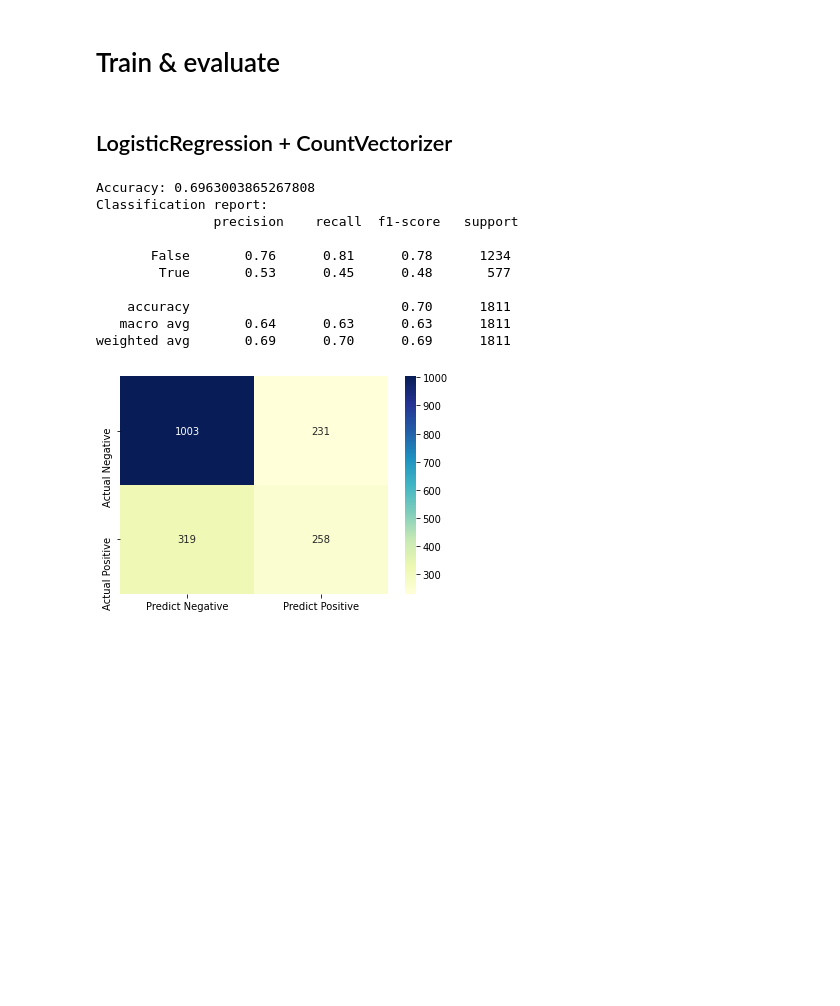
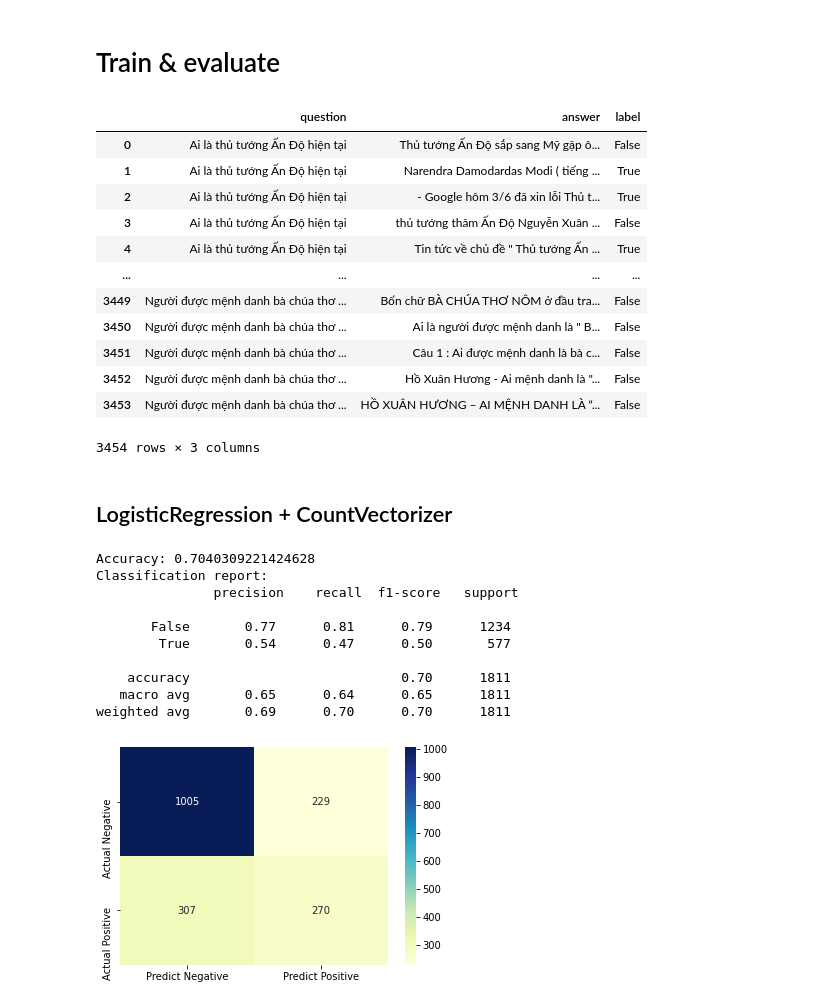
Before and after one commit to NewLuminous/Zalo-Vietnamese-Wiki-QA, a Jupyter notebook: train.ipynb, the cells around one changed output. Saved outputs shown, nothing was run; the diff lists cells and outputs as text; code cells hidden in the pictures; blank space fills up the shorter version.

```diff
--- a/train.ipynb
+++ b/train.ipynb
@@ -50,6 +50,25 @@ from sklearn.model_selection import train_test_split
 X = zalo_data.drop(columns=['label'])
 y = zalo_data['label']
 X_train, X_test, y_train, y_test = train_test_split(X, y, test_size = 0.1, random_state=42)
+# %%
+extra_data = data_loading.load(['mailong25'])
+X_train = X_train.append(extra_data.drop(columns=['label']))
+y_train = y_train.append(extra_data['label'])
+extra_data
+# %% [output]
+|  | question | answer | label |
+| 0 | Ai là thủ tướng Ấn Độ hiện tại | Thủ tướng Ấn Độ sắp sang Mỹ gặp ô... | False |
+| 1 | Ai là thủ tướng Ấn Độ hiện tại | Narendra Damodardas Modi ( tiếng ... | True |
+| 2 | Ai là thủ tướng Ấn Độ hiện tại | - Google hôm 3/6 đã xin lỗi Thủ t... | True |
+| 3 | Ai là thủ tướng Ấn Độ hiện tại | thủ tướng thăm Ấn Độ Nguyễn Xuân ... | False |
+| 4 | Ai là thủ tướng Ấn Độ hiện tại | Tin tức về chủ đề " Thủ tướng Ấn ... | True |
+| ... | ... | ... | ... |
+| 3449 | Người được mệnh danh bà chúa thơ ... | Bốn chữ BÀ CHÚA THƠ NÔM ở đầu tra... | False |
+| 3450 | Người được mệnh danh bà chúa thơ ... | Ai là người được mệnh danh là " B... | False |
+| 3451 | Người được mệnh danh bà chúa thơ ... | Câu 1 : Ai được mệnh danh là bà c... | False |
+| 3452 | Người được mệnh danh bà chúa thơ ... | Hồ Xuân Hương - Ai mệnh danh là "... | False |
+| 3453 | Người được mệnh danh bà chúa thơ ... | HỒ XUÂN HƯƠNG – AI MỆNH DANH LÀ “... | False |
+3454 rows × 3 columns
 # %% [markdown]
 ## LogisticRegression + CountVectorizer
 # %%
@@ -60,16 +79,16 @@ y_pred = model.predict(X_test)
 print('Accuracy:', evaluating.get_accuracy(y_test, y_pred))
 evaluating.print_classification_report(y_test, y_pred)
 # %% [output]
-Accuracy: 0.6963003865267808
+Accuracy: 0.7040309221424628
 Classification report:
                precision    recall  f1-score   support
 
-       False       0.76      0.81      0.78      1234
-        True       0.53      0.45      0.48       577
+       False       0.77      0.81      0.79      1234
+        True       0.54      0.47      0.50       577
 
     accuracy                           0.70      1811
-   macro avg       0.64      0.63      0.63      1811
-weighted avg       0.69      0.70      0.69      1811
+   macro avg       0.65      0.64      0.65      1811
+weighted avg       0.69      0.70      0.70      1811
 # %%
 evaluating.plot_confusion_matrix(y_test, y_pred)
 # %% [output]
```
Also changed, not shown: parts of 9 cells of this notebook, 9 other files.
